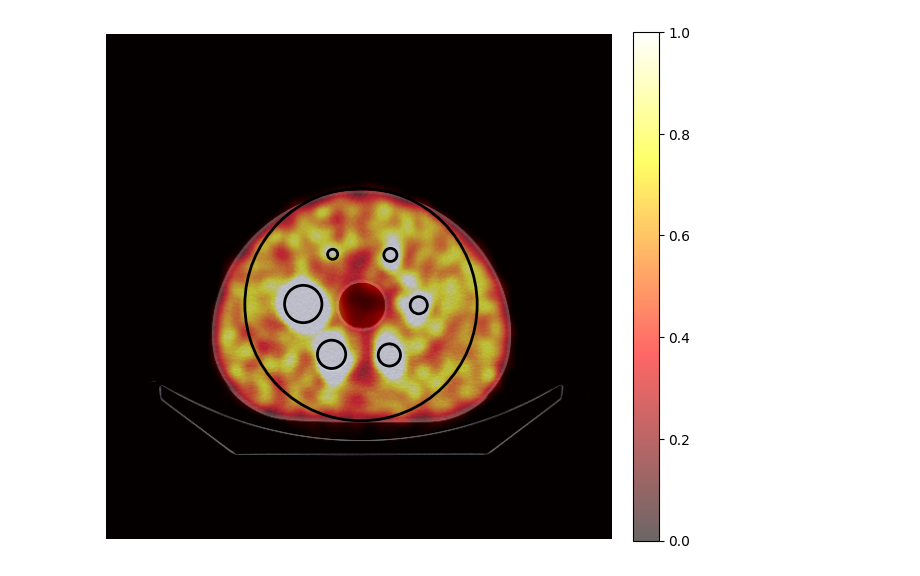
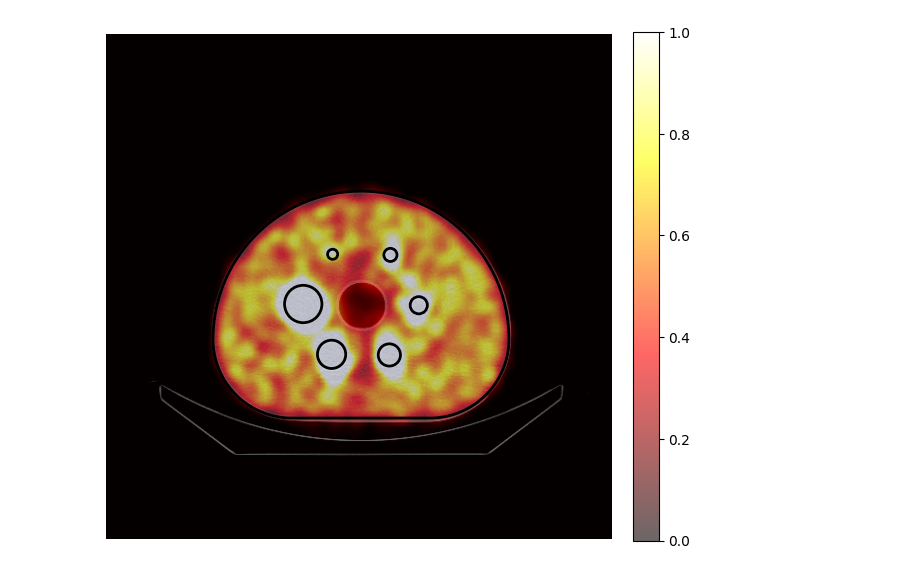
Before and after one commit to nvillasucm/TFM_NataliaVillas, a Jupyter notebook: interfaz.ipynb, the cells around one changed output. Cells and saved outputs as stored; diff of their text form; code cells hidden in the pictures.

```diff
--- a/interfaz.ipynb
+++ b/interfaz.ipynb
@@ -18,6 +18,8 @@ import matplotlib.pyplot as plt
 from matplotlib.backends.backend_tkagg import FigureCanvasTkAgg
 import pydicom
 import os
+from matplotlib.path import Path
+import matplotlib.patches as patches
 
 # -------------------- VARIABLES GLOBALES --------------------
 
@@ -52,7 +54,7 @@ class Phantom2D: # Phantom digital con 6 insertos
         self.centro = np.array([0.0, 0.0]) # Coordenadas del centro del phantom en píxeles (se actualizará al cargar el CT)
         self.centro_base = None # Para almacenar el centro original como referencia en transformaciones
 
-        self.radio_exterior = 115.0 # Radio exterior del phantom en mm (se convertirá a píxeles al cargar el CT)
+        #self.radio_exterior = 115.0 # Radio exterior del phantom en mm (se convertirá a píxeles al cargar el CT)
         self.radio_insertos = 114.4 / 2 # Radio al que se encuentran los insertos desde el centro del phantom en mm (se convertirá a píxeles al cargar el CT)
 
         self.diametros = np.array([37, 10, 13, 17, 22, 28], dtype=float)
@@ -73,7 +75,7 @@ class Phantom2D: # Phantom digital con 6 insertos
         Convierte todos los parámetros geométricos de mm a píxeles.
         spacing = tamaño de pixel en mm
         """
-        self.radio_exterior /= spacing
+        #self.radio_exterior /= spacing
         self.radio_insertos /= spacing
         self.diametros = np.array(self.diametros) / spacing
 
@@ -85,7 +87,7 @@ class Phantom2D: # Phantom digital con 6 insertos
 
         spacing = ct_img_sitk.GetSpacing()[0]
         self.escalar_a_pixeles(spacing)
-        self.centro_base = self.centro.copy()
+        self.centro_base = self.centro.copy() # Guardamos el centro inicial como referencia para futuras transformaciones
 
     def transformar(self, angulo_deg, dx, dy):
         self.centro = self.centro_base + np.array([dx, dy])
@@ -93,37 +95,78 @@ class Phantom2D: # Phantom digital con 6 insertos
 
     def imprime(self):
         print(self.centro)
-        print(self.radio_exterior)
         print(self.radio_insertos)
         print(self.angulos)
+
+    def dibujar_contorno(self, ax, color="black"):
+
+        cx = self.centro[0]
+        cy = self.centro[1] + 35
+
+        # ---- 1) Arco grande ---
+        self.radio_exterior_arcogrande = 150
+        theta_gran = np.linspace(0, np.pi, 100) # Ángulos para el arco grande (de 0 a 180 grados)
+        x_gran = cx + self.radio_exterior_arcogrande * np.cos(theta_gran) # El eje x va hacia la derecha, así que sumamos al centro para avanzar hacia la derecha
+        y_gran = cy - self.radio_exterior_arcogrande * np.sin(theta_gran) # El eje y va hacia abajo, así que restamos al centro para avanzar hacia arriba (porque el arco grande va hacia arriba del centro)
+
+        # --- 2) Arco lateral izquierdo ---
+        self.radio_lateral_izquierdo = 80
+        cx_l = cx - 70
+        cy_l = cy
+        theta_l = np.linspace(np.pi, np.pi * 1.5, 100) # Ángulos para el arco lateral izquierdo (de 180 a 270 grados)
+        x_lateral_izq = cx_l + self.radio_lateral_izquierdo * np.cos(theta_l)
+        y_lateral_izq = cy_l - self.radio_lateral_izquierdo * np.sin(theta_l)
+
+        # --- 3) Arco lateral derecho ---
+        self.radio_lateral_derecho = 80
+        cx_r = cx + 70
+        cy_r = cy
+        theta_r = np.linspace(1.5 * np.pi, 2 * np.pi, 100) # Ángulos para el arco lateral derecho (de 270 a 360 grados)
+        x_lateral_dcho = cx_r + self.radio_lateral_derecho * np.cos(theta_r)
+        y_lateral_dcho = cy_r - self.radio_lateral_derecho * np.sin(theta_r)
+
+        # --- 4) Base plana ---
+        x_base = np.linspace(cx - 70, cx + 70, 100)
+        y_base = np.full_like(x_base, cy + 80) # La base está 80 píxeles por debajo del centro. Como el eje y va hacia abajo, sumamos al valor de cy para bajar la base.
+
+        # --- Unir todo ---
+        x_total = np.concatenate([x_gran, x_lateral_izq, x_base, x_lateral_dcho]) # Invertimos el arco grande para que el contorno se dibuje en sentido horario
+        y_total = np.concatenate([y_gran, y_lateral_izq, y_base, y_lateral_dcho]) # Invertimos el arco grande para que el contorno se dibuje en sentido horario
+
+        vertices = np.column_stack((x_total, y_total))
+
+        # Cerrar el contorno correctamente
+        vertices = np.vstack([vertices, vertices[0]])
+        codes = [Path.MOVETO] + [Path.LINETO]*(len(vertices)-2) + [Path.CLOSEPOLY]
+
+        path = Path(vertices, codes)
+        patch = patches.PathPatch(path, fill=False, linewidth=2, color=color)
+
+        ax.add_patch(patch)
+
+    '''
+    def dibujar_esferas_background(self, ax, color="black"):
+        diametro = 37
+    --> Twelve 37 mm diameter ROIs shall be drawn throughout the background at a distance of 15 mm from the edge of the phantom
+    but no closer than 15 mm to any sphere
+    '''
 
 
     def dibujar(self, ax, color_contorno="black"):
     # Contorno exterior
+        self.dibujar_contorno(ax, color_contorno)
+
         pos = []
         r = []
         for i,d in enumerate(self.diametros):
-          current_angle_rad = np.deg2rad(self.angulos[i]) # Angle for positioning the insert
-          r1   = d / 2 # Radius of the insert
+            current_angle_rad = np.deg2rad(self.angulos[i]) # Angle for positioning the insert
+            r1   = d / 2 # Radius of the insert
+            # Calculate the position of the insert's center relative to the phantom's center at a distance of self.radio_insertos
+            insert_center_x = self.centro[0] + self.radio_insertos * np.cos(current_angle_rad)
+            insert_center_y = self.centro[1] + self.radio_insertos * np.sin(current_angle_rad)
 
-          # Calculate the position of the insert's center relative to the phantom's center
-          # at a distance of self.radio_insertos
-          insert_center_x = self.centro[0] + self.radio_insertos * np.cos(current_angle_rad)
-          insert_center_y = self.centro[1] + self.radio_insertos * np.sin(current_angle_rad)
-
-          pos.append([insert_center_x, insert_center_y])
-          r.append(r1)
-
-
-        ax.add_patch(
-            plt.Circle(
-                self.centro,
-                self.radio_exterior,
-                fill=False,
-                linewidth=2,
-                color=color_contorno
-            )
-        )
+            pos.append([insert_center_x, insert_center_y])
+            r.append(r1)
 
         # Insertos
         for i, c in enumerate(pos):
@@ -190,6 +233,8 @@ class Phantom2D: # Phantom digital con 6 insertos
             mask = (x - cx)**2 + (y - cy)**2 <= r**2 # Máscara booleana que es True para los píxeles dentro del círculo del inserto
             actividad_list.append(np.sum(spect_array[slice_max][mask])) # Suma de la actividad de los píxeles dentro del inserto i-ésimo en el slice con mayor actividad total
 
+        # Para imprimir en pantalla:
+
         # Crear lista de tuplas (diametro, actividad, indice)
         datos_insertos = [(self.diametros[i], actividad_list[i], i) for i in range(len(self.diametros))]
         # Ordenar por diámetro
@@ -198,7 +243,8 @@ class Phantom2D: # Phantom digital con 6 insertos
         # Mostrar en el widget de texto
         resumen = f"Slice con mayor actividad: {slice_max}\n\n"
         for diam, act, idx in datos_insertos:
-            resumen += f"Inserto {idx+1}: Diámetro {diam:.2f} px → {act:.2f} unidades\n"
+            volumen = (4/3)*np.pi*(diam/2)**3
+            resumen += f"Inserto {idx+1}: Diámetro {diam:.2f} mm → {(act/volumen):.2f} act/vol\n"
 
         text_resultados.config(state="normal")  # Permitir escritura
         text_resultados.delete("1.0", tk.END)   # Limpiar contenido previo
@@ -541,32 +587,32 @@ ttk.Label(frame_controles, text="Rotar phantom (°):").grid(row=8, column=0, sti
 ttk.Scale(frame_controles, from_=0, to=360,
           variable=phantom_rot,
           command=lambda e: actualizar_phantom()).grid(row=8, column=1, columnspan=2, sticky="ew")
 
 # Desplazamiento X
 ttk.Label(frame_controles, text="Desplazamiento X (px):").grid(row=9, column=0, sticky="w")
 ttk.Scale(frame_controles, from_=-200, to=200,
           variable=phantom_dx,
           command=lambda e: actualizar_phantom()).grid(row=9, column=1, columnspan=2, sticky="ew")
 
 # Desplazamiento Y
 ttk.Label(frame_controles, text="Desplazamiento Y (px):").grid(row=10, column=0, sticky="w")
 ttk.Scale(frame_controles, from_=-200, to=200,
           variable=phantom_dy,
           command=lambda e: actualizar_phantom()).grid(row=10, column=1, columnspan=2, sticky="ew")
 
 ttk.Button(frame_controles, text="Calcular actividad", command=lambda: phantom.actividad_por_insertos_en_slice(spect_np))\
     .grid(row=11, column=1, pady=8, sticky="w")
 
 # Frame para resultados
 frame_resultados = ttk.LabelFrame(frame_controles, text="Actividad por insertos")
 frame_resultados.grid(row=12, column=0, columnspan=3, pady=10, sticky="ew")
 
 text_resultados = tk.Text(frame_resultados, width=35, height=10, state="disabled")
 text_resultados.pack(fill="both", expand=True, padx=5, pady=5)
 
 
 # -------------------- EJECUCIÓN --------------------
 root.mainloop()
 # %% [output]
-[figure, old version]
+[figure, new version]
 # %%
```
Also changed, not shown: parts of 1 cell of this notebook.
